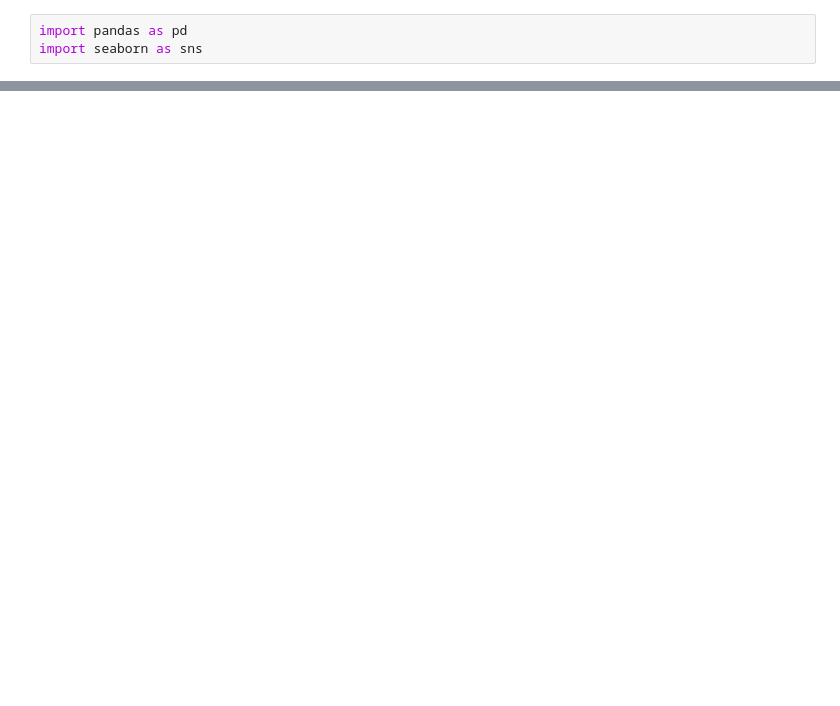
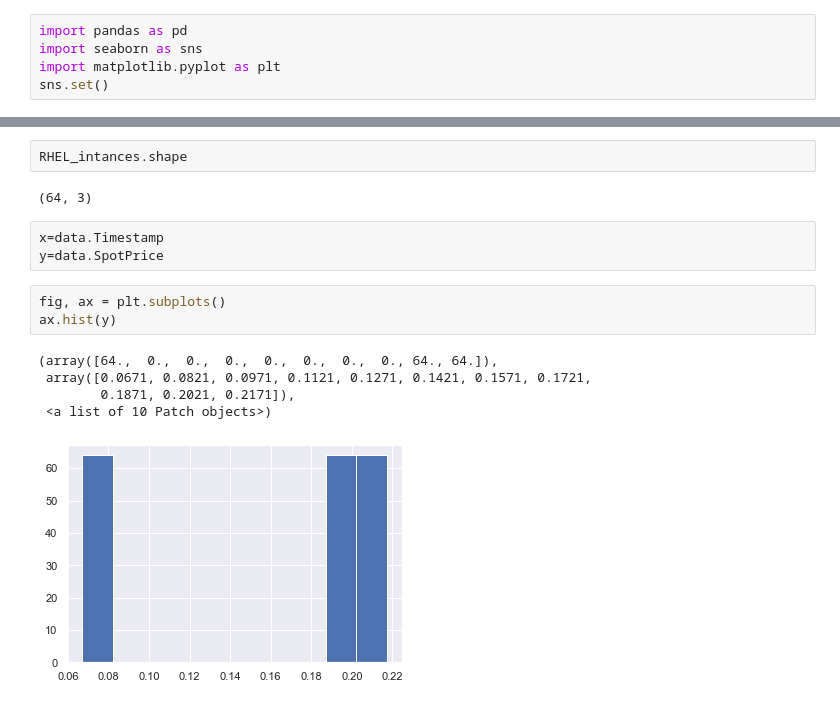
Before and after one commit to davestroud/AWS_Spot_Research, a Jupyter notebook: LSTM/main.ipynb, the cells around one changed output, grey strips where cells are left out. Cells and saved outputs as stored; diff of their text form; blank space fills up the shorter version.

```diff
--- a/LSTM/main.ipynb
+++ b/LSTM/main.ipynb
@@ -1,5 +1,7 @@
 # %%
 import pandas as pd
 import seaborn as sns
+import matplotlib.pyplot as plt
+sns.set()
 # %%
 data = pd.read_csv('us_east_1a.csv')
@@ -15,0 +34,16 @@ data.head()
+# %%
+RHEL_intances.shape
+# %% [output]
+(64, 3)
+# %%
+x=data.Timestamp
+y=data.SpotPrice
+# %%
+fig, ax = plt.subplots()
+ax.hist(y)
+# %% [output]
+(array([64.,  0.,  0.,  0.,  0.,  0.,  0.,  0., 64., 64.]),
+ array([0.0671, 0.0821, 0.0971, 0.1121, 0.1271, 0.1421, 0.1571, 0.1721,
+        0.1871, 0.2021, 0.2171]),
+ <a list of 10 Patch objects>)
+[figure, added]
```
Also changed, not shown: parts of 5 cells of this notebook, 7 other files.
